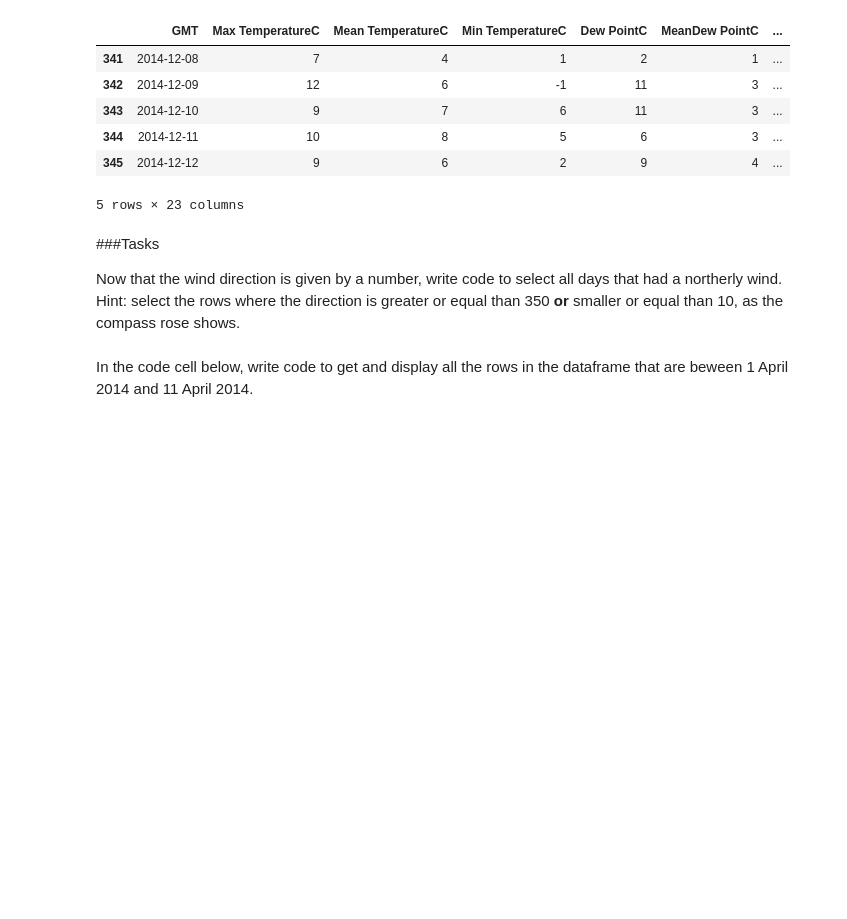
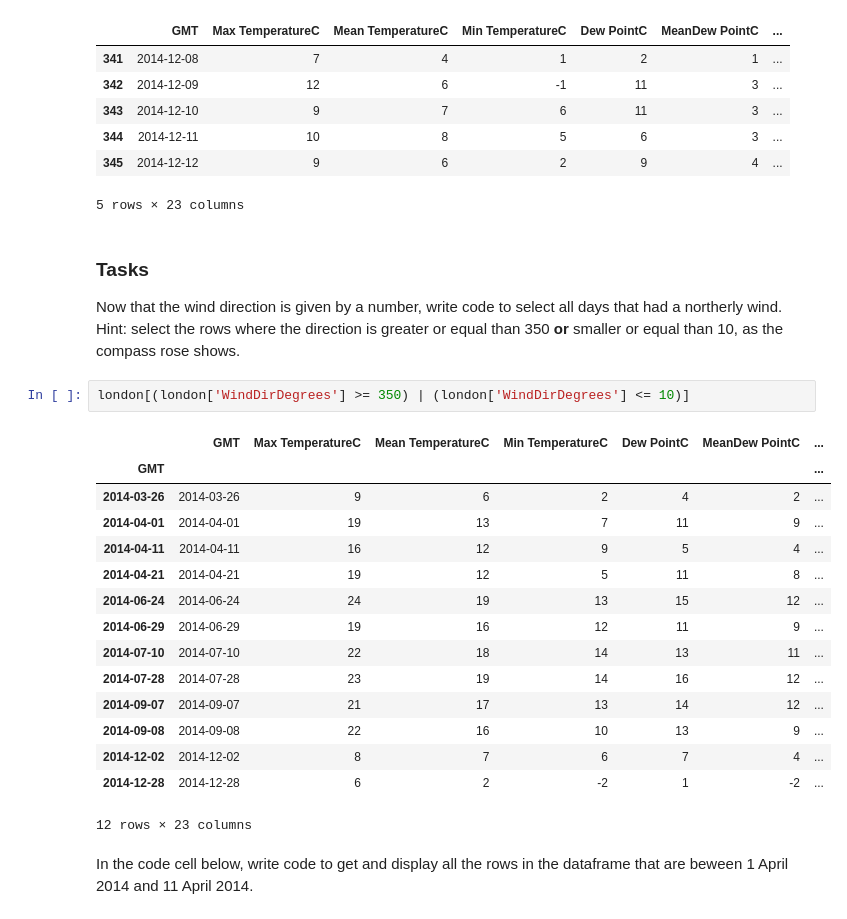
Before and after one commit to mrchrisadams/future-learn-learn-to-code, a Jupyter notebook: Week_2_exercise_notebook.ipynb, the cells around one changed output. Saved outputs shown, nothing was run; the diff lists cells and outputs as text; blank space fills up the shorter version.

```diff
--- a/Week_2_exercise_notebook.ipynb
+++ b/Week_2_exercise_notebook.ipynb
@@ -486,9 +486,27 @@ london[(dates >= start) & (dates <= end)]
 | 345 | 2014-12-12 | 9 | 6 | 2 | 9 | 4 | ... |
 5 rows × 23 columns
 # %% [markdown]
-###Tasks
+### Tasks
 
 Now that the wind direction is given by a number, write code to select all days that had a northerly wind. Hint: select the rows where the direction is greater or equal than 350 **or** smaller or equal than 10, as the compass rose shows.
+# %%
+london[(london['WindDirDegrees'] >= 350) | (london['WindDirDegrees'] <= 10)]
+# %% [output]
+|  | GMT | Max TemperatureC | Mean TemperatureC | Min TemperatureC | Dew PointC | MeanDew PointC | ... |
+| GMT |  |  |  |  |  |  | ... |
+| 2014-03-26 | 2014-03-26 | 9 | 6 | 2 | 4 | 2 | ... |
+| 2014-04-01 | 2014-04-01 | 19 | 13 | 7 | 11 | 9 | ... |
+| 2014-04-11 | 2014-04-11 | 16 | 12 | 9 | 5 | 4 | ... |
+| 2014-04-21 | 2014-04-21 | 19 | 12 | 5 | 11 | 8 | ... |
+| 2014-06-24 | 2014-06-24 | 24 | 19 | 13 | 15 | 12 | ... |
+| 2014-06-29 | 2014-06-29 | 19 | 16 | 12 | 11 | 9 | ... |
+| 2014-07-10 | 2014-07-10 | 22 | 18 | 14 | 13 | 11 | ... |
+| 2014-07-28 | 2014-07-28 | 23 | 19 | 14 | 16 | 12 | ... |
+| 2014-09-07 | 2014-09-07 | 21 | 17 | 13 | 14 | 12 | ... |
+| 2014-09-08 | 2014-09-08 | 22 | 16 | 10 | 13 | 9 | ... |
+| 2014-12-02 | 2014-12-02 | 8 | 7 | 6 | 7 | 4 | ... |
+| 2014-12-28 | 2014-12-28 | 6 | 2 | -2 | 1 | -2 | ... |
+12 rows × 23 columns
 # %% [markdown]
 In the code cell below, write code to get and display all the rows in the dataframe that are beween 1 April 2014 and
 11 April 2014.
```
Also changed, not shown: parts of 2 cells of this notebook.
